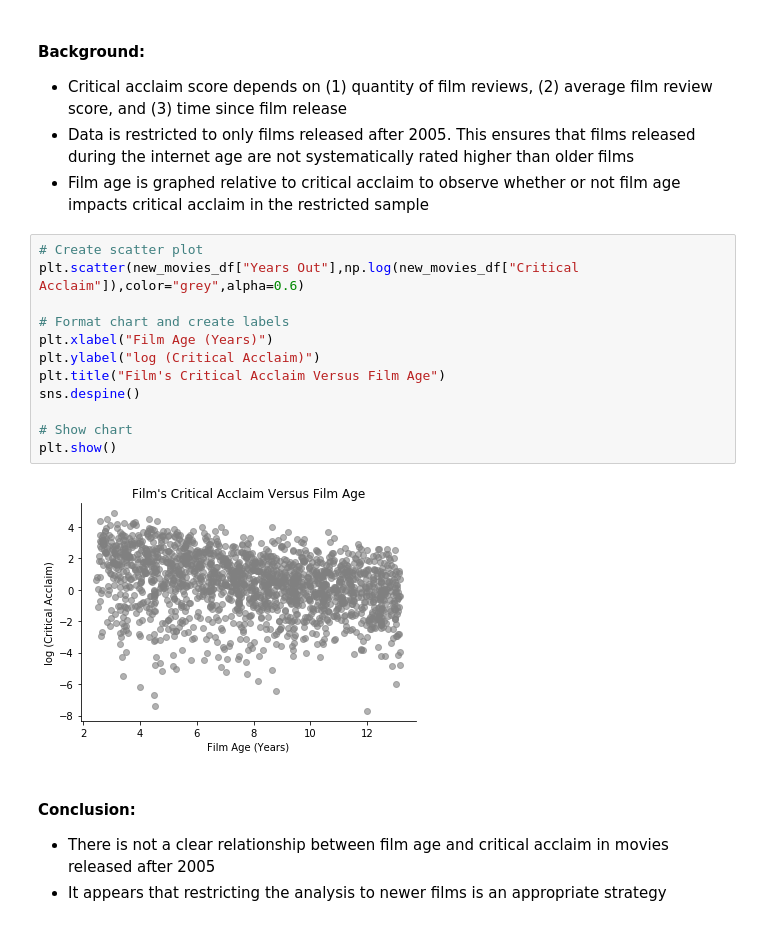
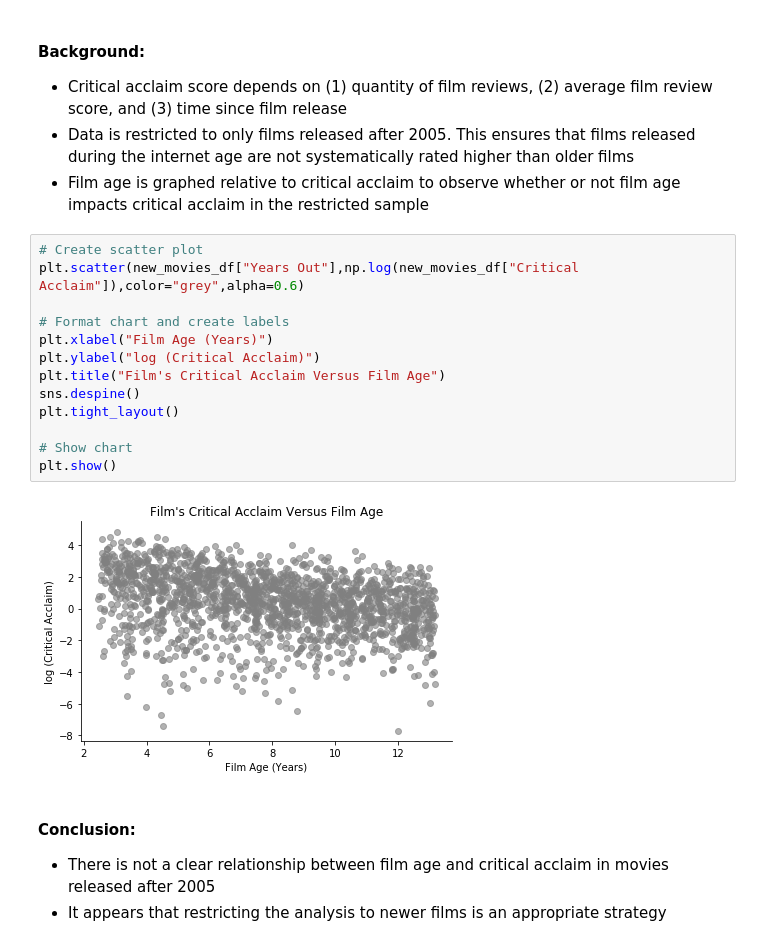
Before and after one commit to mileslucey/movies_success_analysis, a Jupyter notebook: analysis.ipynb, the cells around one changed output. Drawn from its saved outputs; the diff is of its cells as text.

Commit message:
image formatting changes

```diff
--- a/analysis.ipynb
+++ b/analysis.ipynb
@@ -39,17 +39,18 @@ new_movies_df = pd.read_csv(movie_data_to_load,index_col = 0)
 # %%
 # Create scatter plot
 plt.scatter(new_movies_df["Years Out"],np.log(new_movies_df["Critical Acclaim"]),color="grey",alpha=0.6)
 
 # Format chart and create labels
 plt.xlabel("Film Age (Years)")
 plt.ylabel("log (Critical Acclaim)")
 plt.title("Film's Critical Acclaim Versus Film Age")
 sns.despine()
+plt.tight_layout()
 
 # Show chart
 plt.show()
 # %% [output]
-[figure, old version]
+[figure, new version]
 # %% [markdown]
 #### Conclusion:
 * There is not a clear relationship between film age and critical acclaim in movies released after 2005
```
Also changed, not shown: parts of 11 cells of this notebook, 8 other files.
